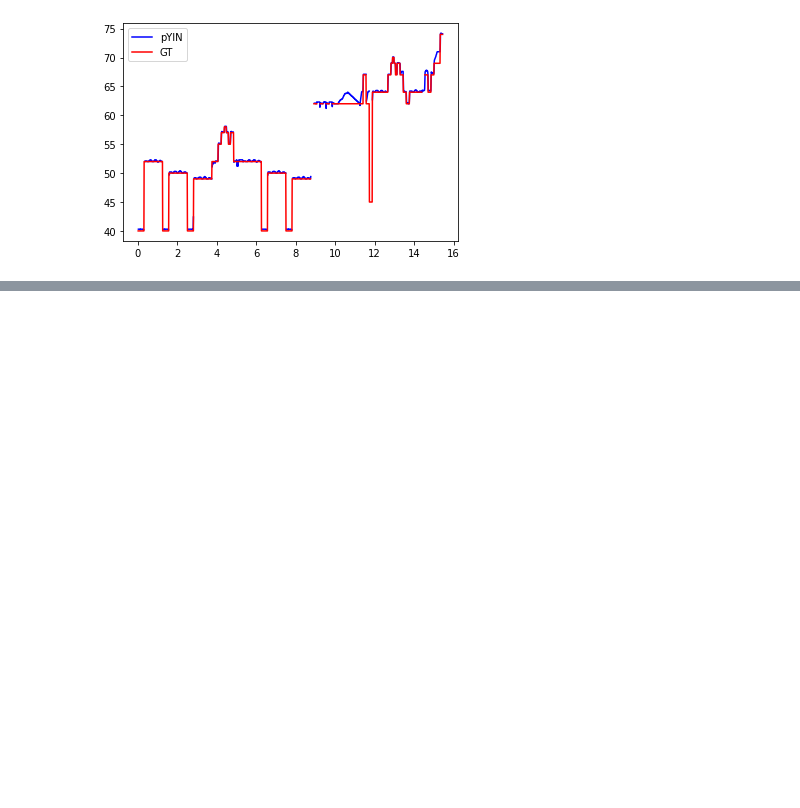
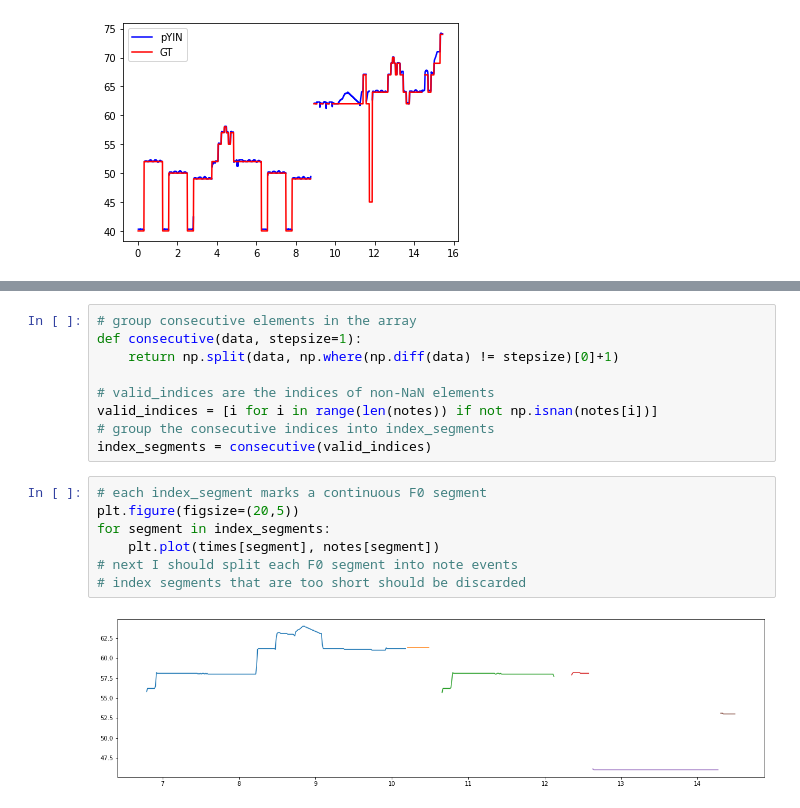
Before and after one commit to jwang44/GuitarPro-Stuff, a Jupyter notebook: analyze_f0.ipynb, the cells around one changed output, grey strips where cells are left out. Cells and saved outputs as stored; diff of their text form; blank space fills up the shorter version.

```diff
--- a/analyze_f0.ipynb
+++ b/analyze_f0.ipynb
@@ -139,0 +158,18 @@ plot_f0_vs_gt(file)
+# %%
+# group consecutive elements in the array
+def consecutive(data, stepsize=1):
+    return np.split(data, np.where(np.diff(data) != stepsize)[0]+1)
+
+# valid_indices are the indices of non-NaN elements
+valid_indices = [i for i in range(len(notes)) if not np.isnan(notes[i])]
+# group the consecutive indices into index_segments
+index_segments = consecutive(valid_indices)
+# %%
+# each index_segment marks a continuous F0 segment
+plt.figure(figsize=(20,5))
+for segment in index_segments:
+    plt.plot(times[segment], notes[segment])
+# next I should split each F0 segment into note events
+# index segments that are too short should be discarded
+# %% [output]
+[figure, added]
```
Also changed, not shown: parts of 11 cells of this notebook.
